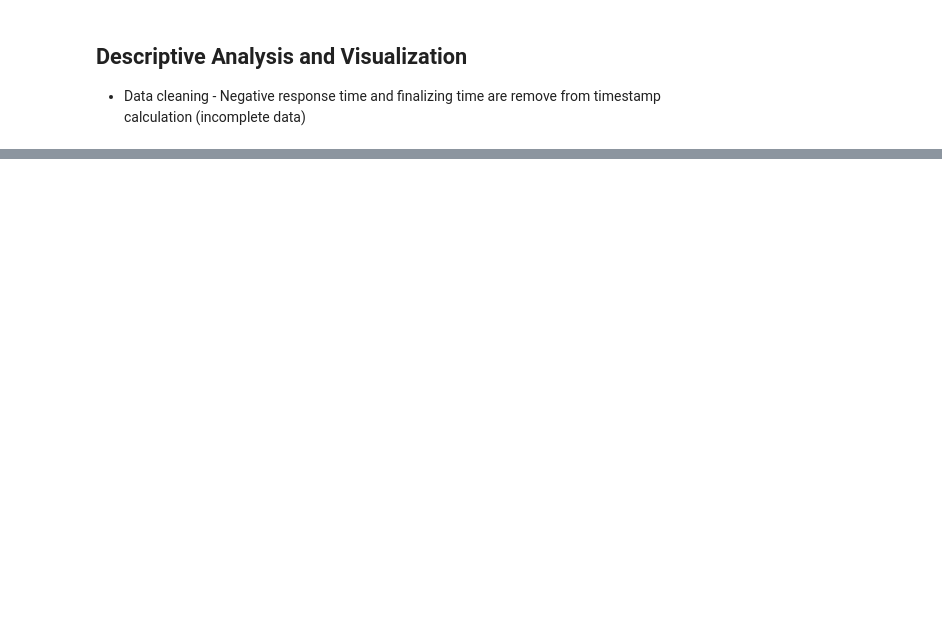
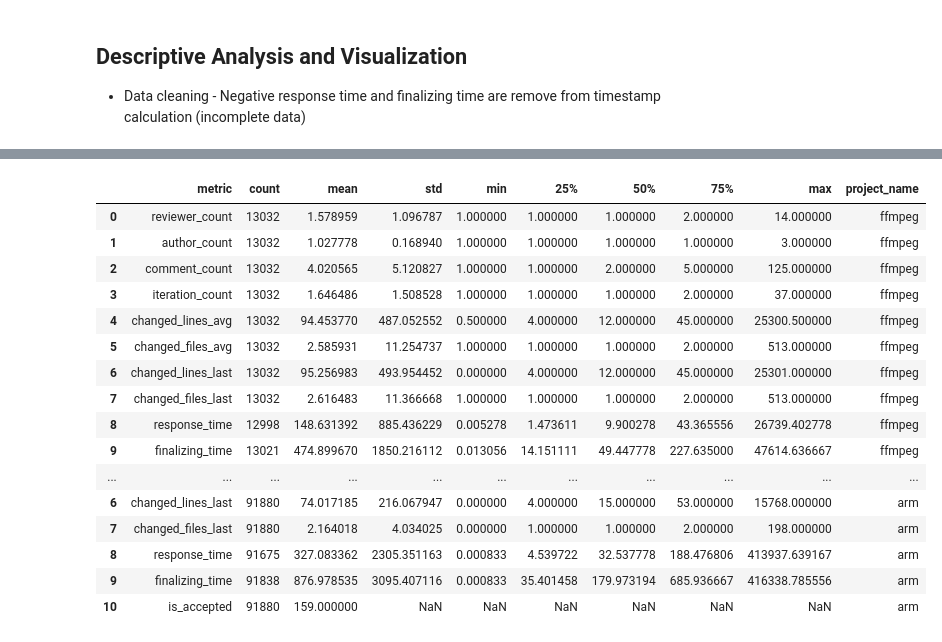
Before and after one commit to awsm-research/patchwork-mining-tool-suite, a Jupyter notebook: analysis/review-analysis.ipynb, the cells around one changed output, grey strips where cells are left out. Cells and saved outputs as stored; diff of their text form; code cells hidden in the pictures; blank space fills up the shorter version.

```diff
--- a/analysis/review-analysis.ipynb
+++ b/analysis/review-analysis.ipynb
@@ -419,6 +431,8 @@ for level in range(1, 3):
 # %%
 concat_counting_metrics_df = pd.DataFrame()
 concat_time_metrics_df = pd.DataFrame()
+concat_cleaned_description_df = pd.DataFrame()
+concat_cleaned_description_list = []
 
 # calculate cleaned version of data description
 for level in range(1, 3):
@@ -449,6 +463,10 @@ for level in range(1, 3):
 
         cleaned_description_list = []
         data_df = pd.read_csv(data_filename)
+
+        # only consider valid code review activity
+        # groups must have at least one reviewer, one comment, one code change
+        data_df = data_df[(data_df["comment_count"] > 0) & (data_df["reviewer_count"] > 0) & (data_df["changed_lines_avg"] > 0)]
 
         for metric in metrics:
 
@@ -492,6 +510,13 @@ for level in range(1, 3):
         )
 
         cleaned_description_df.to_csv(cleaned_describe_filename, index=False)
+
+        # store description in one large table
+        cleaned_description_df["project_name"] =  project_name[project]
+        concat_cleaned_description_df = pd.concat([
+            concat_cleaned_description_df,
+            cleaned_description_df
+        ])
 
         print("concatenating data from:", data_filename)
         data_df["level"] = f"change-{level}"
@@ -544,2 +587,30 @@ concat_time_metrics_df = pd.melt(
+# %%
+# Summary table
+pd.set_option('display.max_rows', None)
+pd.set_option('display.max_columns', None)
+pd.set_option('display.width', None)
+pd.set_option('display.max_colwidth', None)
+
+display(concat_cleaned_description_df)
+
+pd.reset_option('all')
+# %% [output]
+|  | metric | count | mean | std | min | 25% | 50% | 75% | max | project_name |
+| 0 | reviewer_count | 13032 | 1.578959 | 1.096787 | 1.000000 | 1.000000 | 1.000000 | 2.000000 | 14.000000 | ffmpeg |
+| 1 | author_count | 13032 | 1.027778 | 0.168940 | 1.000000 | 1.000000 | 1.000000 | 1.000000 | 3.000000 | ffmpeg |
+| 2 | comment_count | 13032 | 4.020565 | 5.120827 | 1.000000 | 1.000000 | 2.000000 | 5.000000 | 125.000000 | ffmpeg |
+| 3 | iteration_count | 13032 | 1.646486 | 1.508528 | 1.000000 | 1.000000 | 1.000000 | 2.000000 | 37.000000 | ffmpeg |
+| 4 | changed_lines_avg | 13032 | 94.453770 | 487.052552 | 0.500000 | 4.000000 | 12.000000 | 45.000000 | 25300.500000 | ffmpeg |
+| 5 | changed_files_avg | 13032 | 2.585931 | 11.254737 | 1.000000 | 1.000000 | 1.000000 | 2.000000 | 513.000000 | ffmpeg |
+| 6 | changed_lines_last | 13032 | 95.256983 | 493.954452 | 0.000000 | 4.000000 | 12.000000 | 45.000000 | 25301.000000 | ffmpeg |
+| 7 | changed_files_last | 13032 | 2.616483 | 11.366668 | 1.000000 | 1.000000 | 1.000000 | 2.000000 | 513.000000 | ffmpeg |
+| 8 | response_time | 12998 | 148.631392 | 885.436229 | 0.005278 | 1.473611 | 9.900278 | 43.365556 | 26739.402778 | ffmpeg |
+| 9 | finalizing_time | 13021 | 474.899670 | 1850.216112 | 0.013056 | 14.151111 | 49.447778 | 227.635000 | 47614.636667 | ffmpeg |
+| ... | ... | ... | ... | ... | ... | ... | ... | ... | ... | ... |
+| 6 | changed_lines_last | 91880 | 74.017185 | 216.067947 | 0.000000 | 4.000000 | 15.000000 | 53.000000 | 15768.000000 | arm |
+| 7 | changed_files_last | 91880 | 2.164018 | 4.034025 | 0.000000 | 1.000000 | 1.000000 | 2.000000 | 198.000000 | arm |
+| 8 | response_time | 91675 | 327.083362 | 2305.351163 | 0.000833 | 4.539722 | 32.537778 | 188.476806 | 413937.639167 | arm |
+| 9 | finalizing_time | 91838 | 876.978535 | 3095.407116 | 0.000833 | 35.401458 | 179.973194 | 685.936667 | 416338.785556 | arm |
+| 10 | is_accepted | 91880 | 159.000000 | NaN | NaN | NaN | NaN | NaN | NaN | arm |
 # %%
 concat_counting_metrics_df.head()
```
Also changed, not shown: parts of 6 cells of this notebook, 26 other files.
